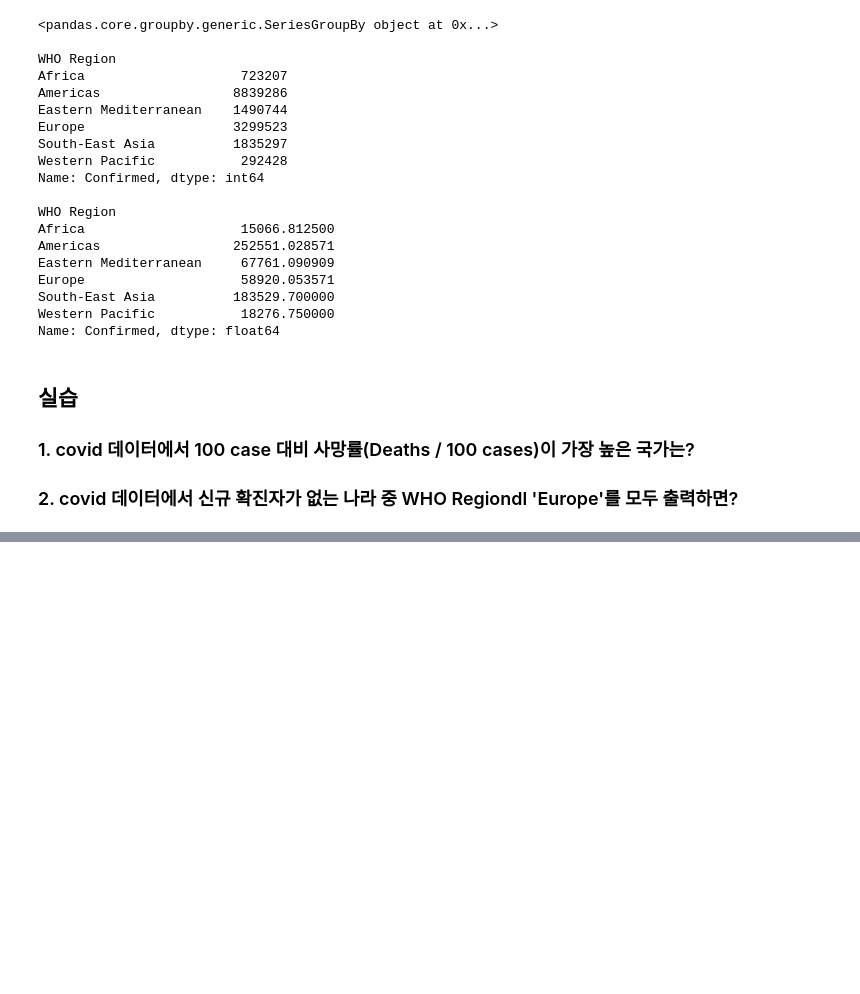
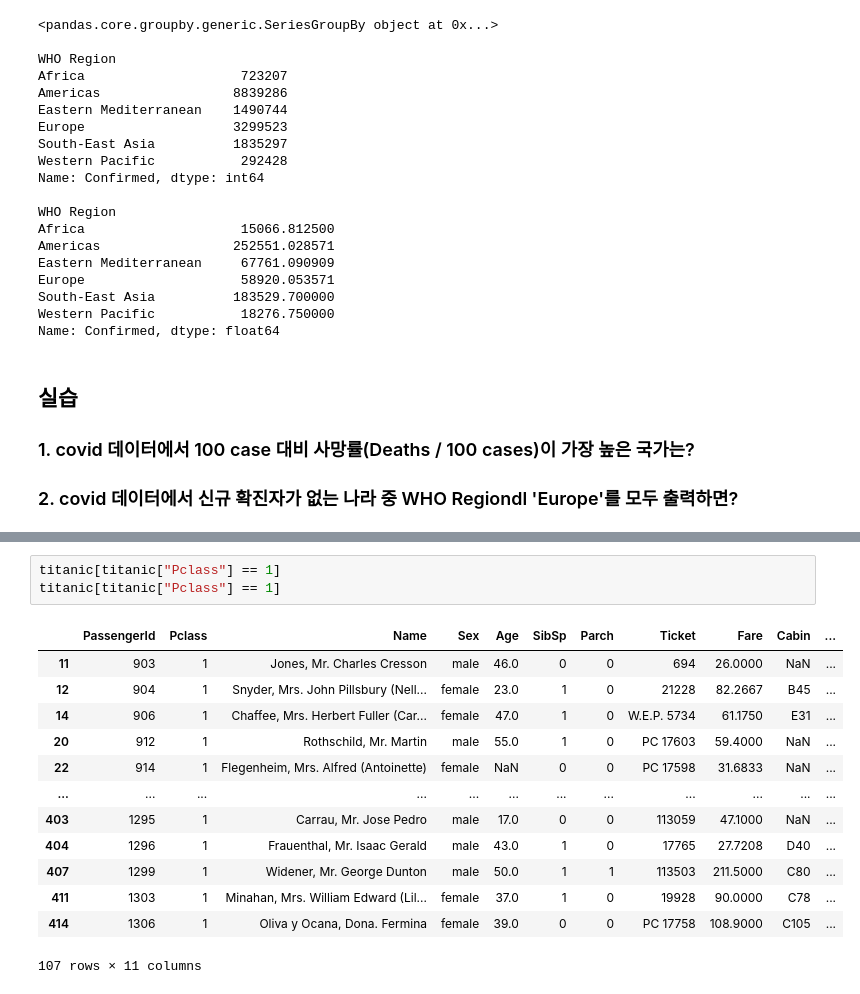
Before and after one commit to JitHoon/cnuai, a Jupyter notebook: julyEducation/week1_pandas.ipynb, the cells around one changed output, grey strips where cells are left out. Cells and saved outputs as stored; diff of their text form; blank space fills up the shorter version.

```diff
--- a/julyEducation/week1_pandas.ipynb
+++ b/julyEducation/week1_pandas.ipynb
@@ -381,0 +413,17 @@ Name: Confirmed, dtype: float64
+# %%
+titanic[titanic["Pclass"] == 1]
+titanic[titanic["Pclass"] == 1]
+# %% [output]
+|  | PassengerId | Pclass | Name | Sex | Age | SibSp | Parch | Ticket | Fare | Cabin | ... |
+| 11 | 903 | 1 | Jones, Mr. Charles Cresson | male | 46.0 | 0 | 0 | 694 | 26.0000 | NaN | ... |
+| 12 | 904 | 1 | Snyder, Mrs. John Pillsbury (Nell... | female | 23.0 | 1 | 0 | 21228 | 82.2667 | B45 | ... |
+| 14 | 906 | 1 | Chaffee, Mrs. Herbert Fuller (Car... | female | 47.0 | 1 | 0 | W.E.P. 5734 | 61.1750 | E31 | ... |
+| 20 | 912 | 1 | Rothschild, Mr. Martin | male | 55.0 | 1 | 0 | PC 17603 | 59.4000 | NaN | ... |
+| 22 | 914 | 1 | Flegenheim, Mrs. Alfred (Antoinette) | female | NaN | 0 | 0 | PC 17598 | 31.6833 | NaN | ... |
+| ... | ... | ... | ... | ... | ... | ... | ... | ... | ... | ... | ... |
+| 403 | 1295 | 1 | Carrau, Mr. Jose Pedro | male | 17.0 | 0 | 0 | 113059 | 47.1000 | NaN | ... |
+| 404 | 1296 | 1 | Frauenthal, Mr. Isaac Gerald | male | 43.0 | 1 | 0 | 17765 | 27.7208 | D40 | ... |
+| 407 | 1299 | 1 | Widener, Mr. George Dunton | male | 50.0 | 1 | 1 | 113503 | 211.5000 | C80 | ... |
+| 411 | 1303 | 1 | Minahan, Mrs. William Edward (Lil... | female | 37.0 | 1 | 0 | 19928 | 90.0000 | C78 | ... |
+| 414 | 1306 | 1 | Oliva y Ocana, Dona. Fermina | female | 39.0 | 0 | 0 | PC 17758 | 108.9000 | C105 | ... |
+107 rows × 11 columns
```
Also changed, not shown: parts of 12 cells of this notebook, 6 other files.
